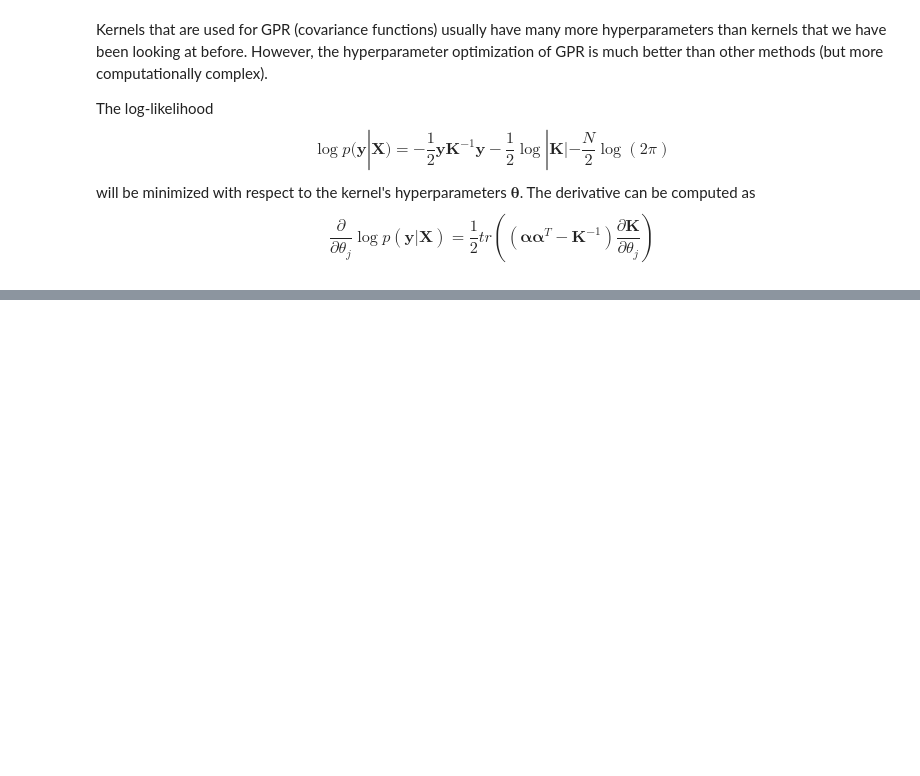
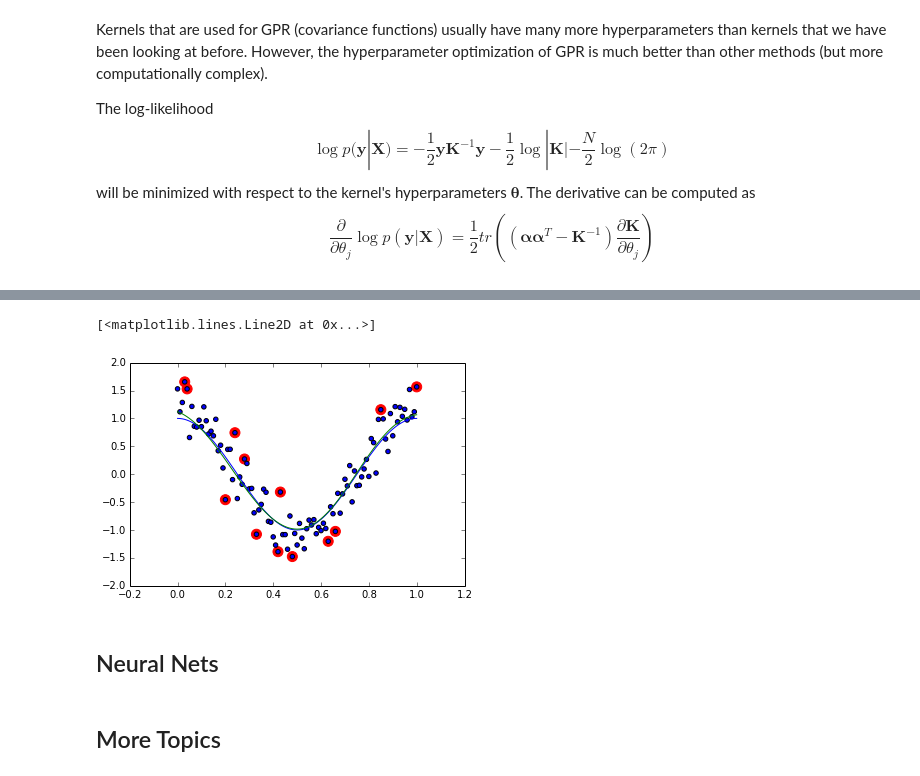
Before and after one commit to AlexanderFabisch/regression-tutorial, a Jupyter notebook: regression.ipynb, the cells around one changed output, grey strips where cells are left out. Cells and saved outputs as stored; diff of their text form; code cells hidden in the pictures; blank space fills up the shorter version.

```diff
--- a/regression.ipynb
+++ b/regression.ipynb
@@ -327,0 +407,16 @@ plt.plot(x, y_pred)
+# %%
+from sklearn.svm import SVR
+
+svr = SVR("rbf", epsilon=0.5, gamma=10.0).fit(X, y)
+x, X, y_true, y = generate_data(101, 0.3, 0)
+plt.plot(x, y_true)
+plt.scatter(x[svr.support_], y[svr.support_], color="r", s=100)
+plt.scatter(x, y)
+plt.plot(x, svr.predict(X))
+# %% [output]
+[<matplotlib.lines.Line2D at 0x...>]
+[figure, added]
+# %% [markdown]
+## Neural Nets
+# %% [markdown]
+## More Topics
```
Also changed, not shown: parts of 33 cells of this notebook.
